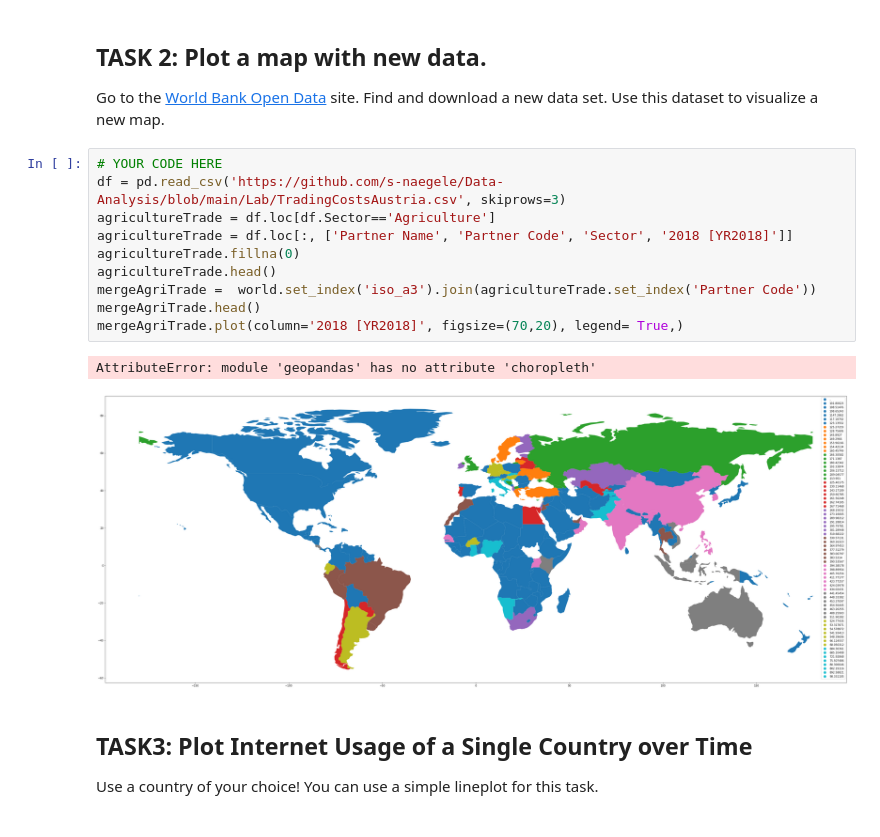
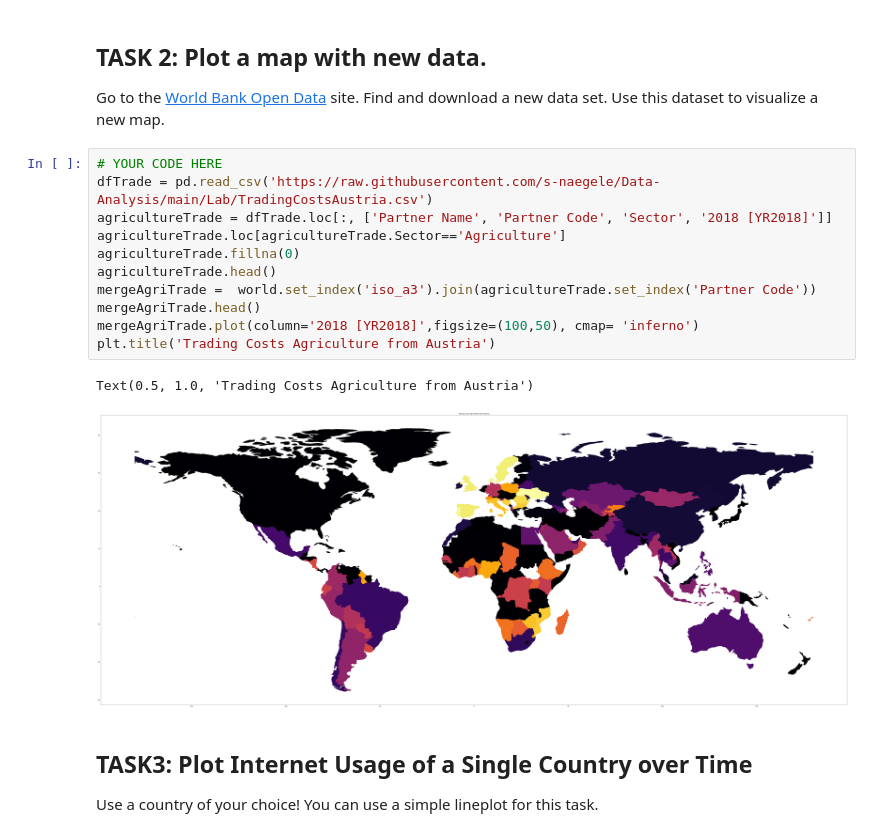
Before and after one commit to s-naegele/Data-Analysis, a Jupyter notebook: Lab/02_Maps.ipynb, the cells around one changed output. Saved outputs shown, nothing was run; the diff lists cells and outputs as text.

```diff
--- a/Lab/02_Maps.ipynb
+++ b/Lab/02_Maps.ipynb
@@ -236,17 +236,18 @@ plt.show()
 Go to the [World Bank Open Data](https://data.worldbank.org/) site. Find and download a new data set. Use this dataset to visualize a new map.
 # %%
 # YOUR CODE HERE
-df = pd.read_csv('https://github.com/s-naegele/Data-Analysis/blob/main/Lab/TradingCostsAustria.csv', skiprows=3)
-agricultureTrade = df.loc[df.Sector=='Agriculture']
-agricultureTrade = df.loc[:, ['Partner Name', 'Partner Code', 'Sector', '2018 [YR2018]']]
+dfTrade = pd.read_csv('https://raw.githubusercontent.com/s-naegele/Data-Analysis/main/Lab/TradingCostsAustria.csv')
+agricultureTrade = dfTrade.loc[:, ['Partner Name', 'Partner Code', 'Sector', '2018 [YR2018]']]
+agricultureTrade.loc[agricultureTrade.Sector=='Agriculture']
 agricultureTrade.fillna(0)
 agricultureTrade.head()
 mergeAgriTrade =  world.set_index('iso_a3').join(agricultureTrade.set_index('Partner Code'))
 mergeAgriTrade.head()
-mergeAgriTrade.plot(column='2018 [YR2018]', figsize=(70,20), legend= True,)
+mergeAgriTrade.plot(column='2018 [YR2018]',figsize=(100,50), cmap= 'inferno')
+plt.title('Trading Costs Agriculture from Austria')
 # %% [output]
-AttributeError: module 'geopandas' has no attribute 'choropleth'
+Text(0.5, 1.0, 'Trading Costs Agriculture from Austria')
-[figure, old version]
+[figure, new version]
 # %% [markdown]
 ## TASK3: Plot Internet Usage of a Single Country over Time
 Use a country of your choice! You can use a simple lineplot for this task.
```
Also changed, not shown: 2 other files.
